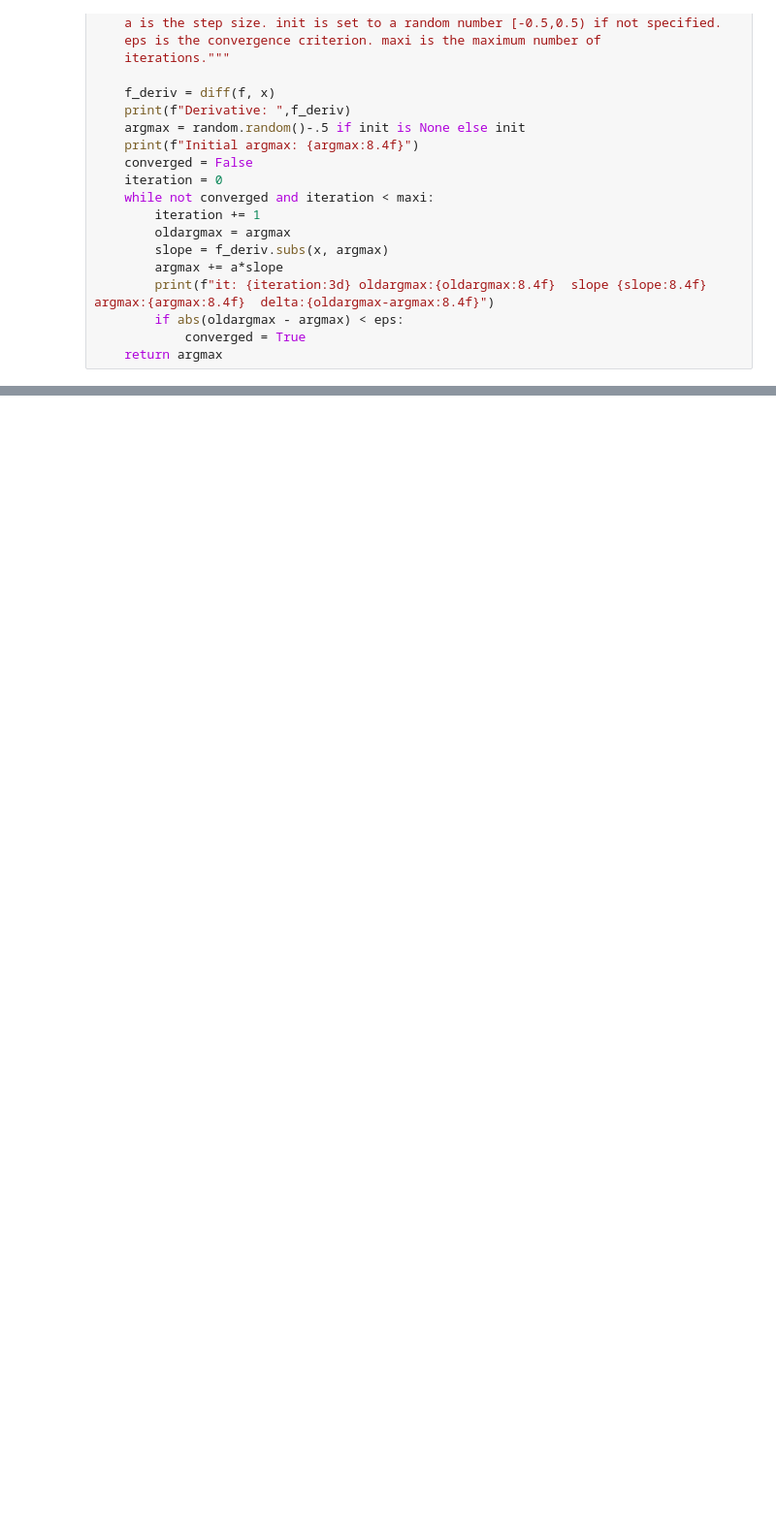
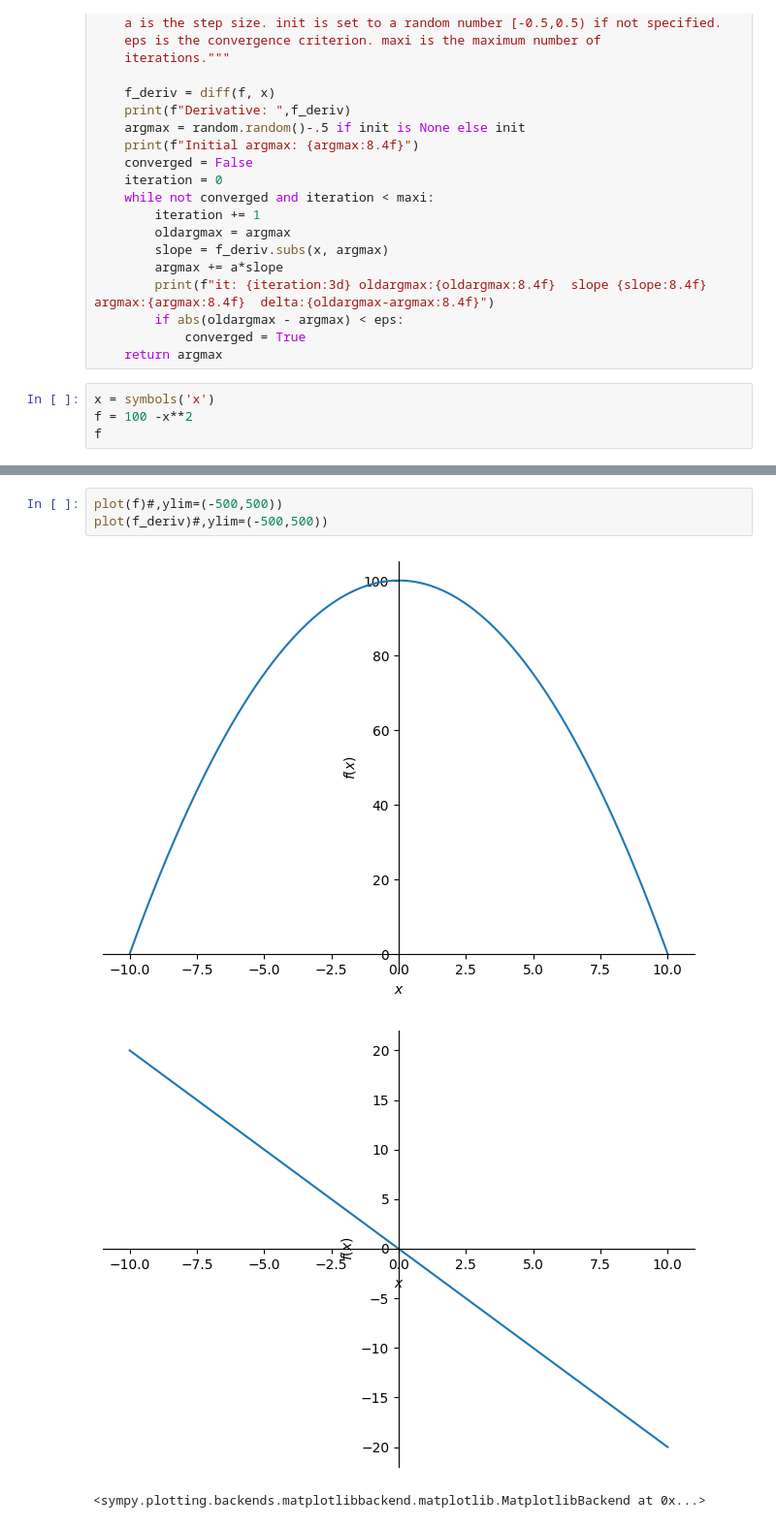
Before and after one commit to simon-clematide/colab-notebooks-for-teaching, a Jupyter notebook: BabyGradient.ipynb, the cells around one changed output, grey strips where cells are left out. Shown at 97% size. Saved outputs shown, nothing was run; the diff lists cells and outputs as text; blank space fills up the shorter version.

```diff
--- a/BabyGradient.ipynb
+++ b/BabyGradient.ipynb
@@ -37,3 +37,7 @@ def baby_gradient_ascent(f, a, init=None, eps=0.001, maxi=100):
         if abs(oldargmax - argmax) < eps:
             converged = True
     return argmax
+# %%
+x = symbols('x')
+f = 100 -x**2
+f
@@ -39,0 +51,7 @@ def baby_gradient_ascent(f, a, init=None, eps=0.001, maxi=100):
+# %%
+plot(f)#,ylim=(-500,500))
+plot(f_deriv)#,ylim=(-500,500))
+# %% [output]
+[figure, added]
+[figure, added]
+<sympy.plotting.backends.matplotlibbackend.matplotlib.MatplotlibBackend at 0x...>
```
Also changed, not shown: parts of 12 cells of this notebook.
